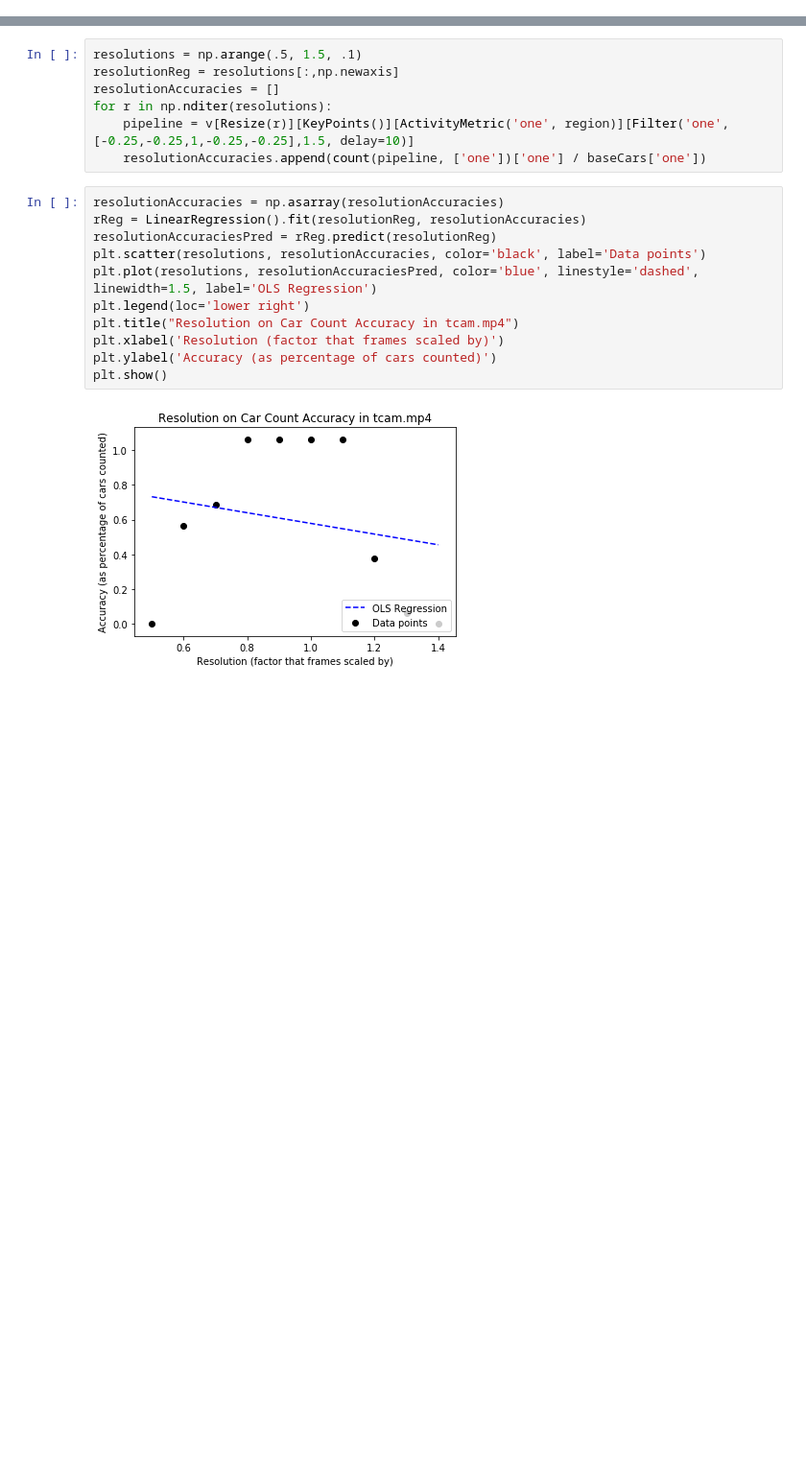
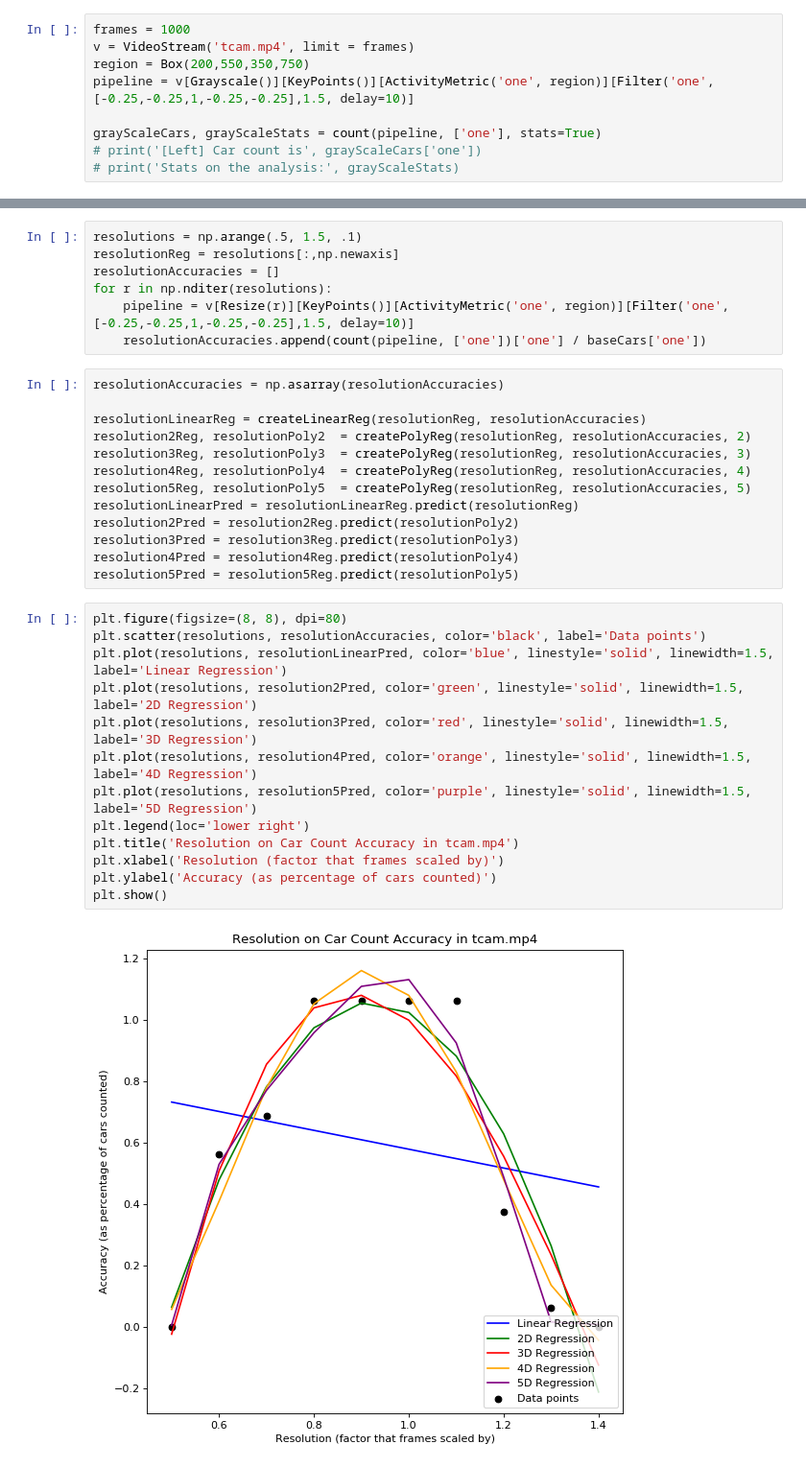
Before and after one commit to sjyk/deeplens-cv, a Jupyter notebook: parametertuning.ipynb, the cells around one changed output, grey strips where cells are left out. Shown at 96% size. Cells and saved outputs as stored; diff of their text form; blank space fills up the shorter version.

```diff
--- a/parametertuning.ipynb
+++ b/parametertuning.ipynb
@@ -82,2 +151,11 @@ plt.show()
 # %% [markdown]
 **Grayscale:** Let's consider the effect of changing grayscale on overall accuracy.
+# %%
+frames = 1000
+v = VideoStream('tcam.mp4', limit = frames)
+region = Box(200,550,350,750)
+pipeline = v[Grayscale()][KeyPoints()][ActivityMetric('one', region)][Filter('one', [-0.25,-0.25,1,-0.25,-0.25],1.5, delay=10)]
+
+grayScaleCars, grayScaleStats = count(pipeline, ['one'], stats=True)
+# print('[Left] Car count is', grayScaleCars['one'])
+# print('Stats on the analysis:', grayScaleStats)
@@ -90,16 +173,31 @@ resolutionAccuracies = []
 for r in np.nditer(resolutions):
     pipeline = v[Resize(r)][KeyPoints()][ActivityMetric('one', region)][Filter('one', [-0.25,-0.25,1,-0.25,-0.25],1.5, delay=10)]
     resolutionAccuracies.append(count(pipeline, ['one'])['one'] / baseCars['one'])
+# %%
+resolutionAccuracies = np.asarray(resolutionAccuracies)
+
+resolutionLinearReg = createLinearReg(resolutionReg, resolutionAccuracies)
+resolution2Reg, resolutionPoly2  = createPolyReg(resolutionReg, resolutionAccuracies, 2)
+resolution3Reg, resolutionPoly3  = createPolyReg(resolutionReg, resolutionAccuracies, 3)
+resolution4Reg, resolutionPoly4  = createPolyReg(resolutionReg, resolutionAccuracies, 4)
+resolution5Reg, resolutionPoly5  = createPolyReg(resolutionReg, resolutionAccuracies, 5)
+resolutionLinearPred = resolutionLinearReg.predict(resolutionReg)
+resolution2Pred = resolution2Reg.predict(resolutionPoly2)
+resolution3Pred = resolution3Reg.predict(resolutionPoly3)
+resolution4Pred = resolution4Reg.predict(resolutionPoly4)
+resolution5Pred = resolution5Reg.predict(resolutionPoly5)
 # %%
-resolutionAccuracies = np.asarray(resolutionAccuracies)
-rReg = LinearRegression().fit(resolutionReg, resolutionAccuracies)
-resolutionAccuraciesPred = rReg.predict(resolutionReg)
+plt.figure(figsize=(8, 8), dpi=80)
 plt.scatter(resolutions, resolutionAccuracies, color='black', label='Data points')
-plt.plot(resolutions, resolutionAccuraciesPred, color='blue', linestyle='dashed', linewidth=1.5, label='OLS Regression')
+plt.plot(resolutions, resolutionLinearPred, color='blue', linestyle='solid', linewidth=1.5, label='Linear Regression')
+plt.plot(resolutions, resolution2Pred, color='green', linestyle='solid', linewidth=1.5, label='2D Regression')
+plt.plot(resolutions, resolution3Pred, color='red', linestyle='solid', linewidth=1.5, label='3D Regression')
+plt.plot(resolutions, resolution4Pred, color='orange', linestyle='solid', linewidth=1.5, label='4D Regression')
+plt.plot(resolutions, resolution5Pred, color='purple', linestyle='solid', linewidth=1.5, label='5D Regression')
 plt.legend(loc='lower right')
-plt.title("Resolution on Car Count Accuracy in tcam.mp4")
+plt.title('Resolution on Car Count Accuracy in tcam.mp4')
 plt.xlabel('Resolution (factor that frames scaled by)')
 plt.ylabel('Accuracy (as percentage of cars counted)')
 plt.show()
 # %% [output]
-[figure, old version]
+[figure, new version]
```
Also changed, not shown: parts of 15 cells of this notebook.
